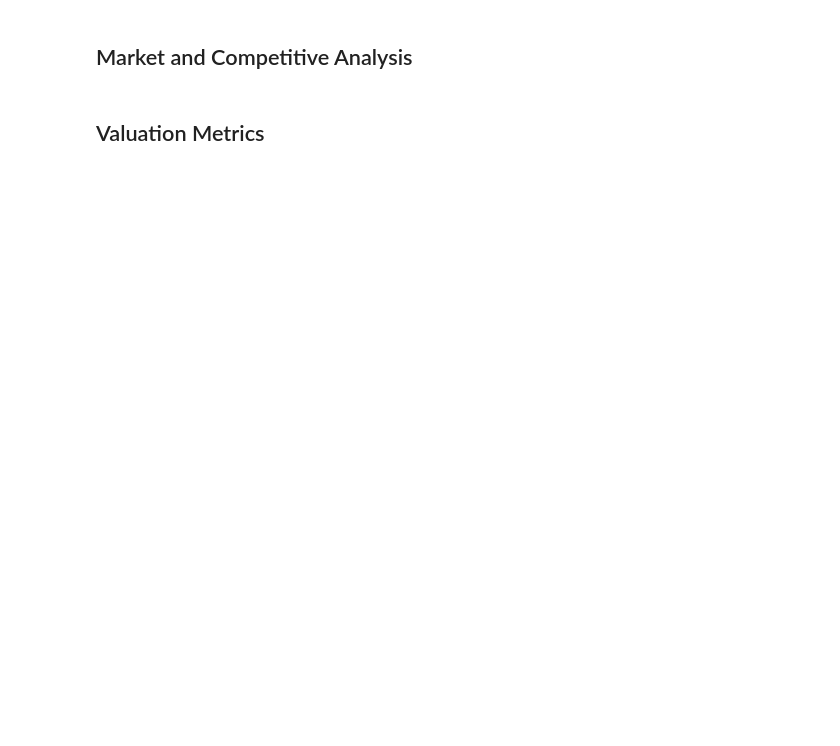
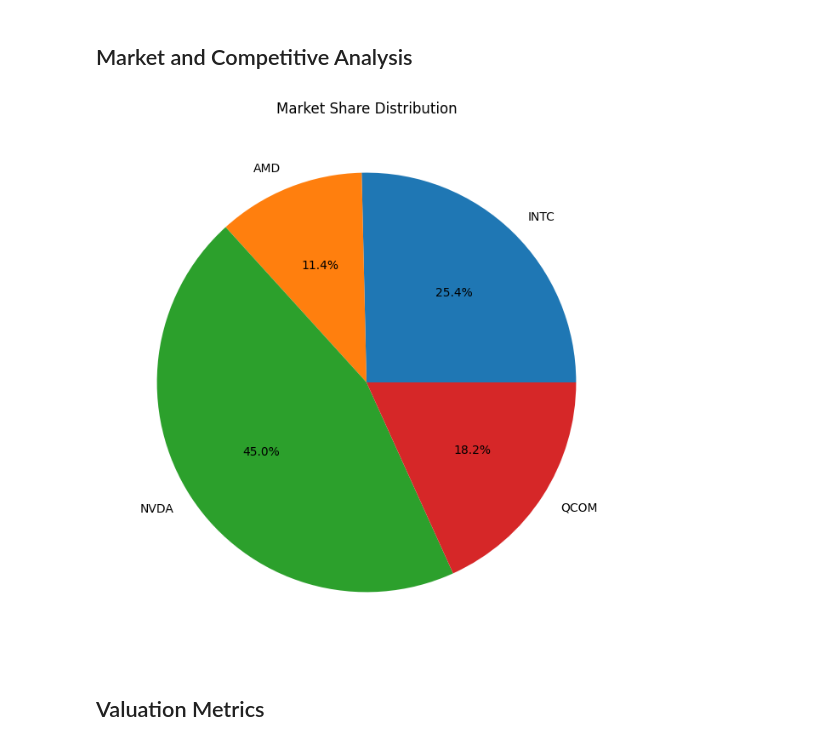
Before and after one commit to gorbe2002/intel-investment-strategy-analysis, a Jupyter notebook: main.ipynb, the cells around one changed output. Drawn from its saved outputs; the diff is of its cells as text; code cells hidden in the pictures; blank space fills up the shorter version.

```diff
--- a/main.ipynb
+++ b/main.ipynb
@@ -90,4 +115,11 @@ QCOM           0.26250      0.182226
 # %% [markdown]
 ## Market and Competitive Analysis
+# %%
+# visualize Market Share
+financial_metrics['Market Share'].plot(kind='pie', autopct='%1.1f%%', figsize=(8, 8), title='Market Share Distribution')
+plt.ylabel('')
+plt.show()
+# %% [output]
+[figure, added]
 # %% [markdown]
 ## Valuation Metrics
```
Also changed, not shown: parts of 3 cells of this notebook.
